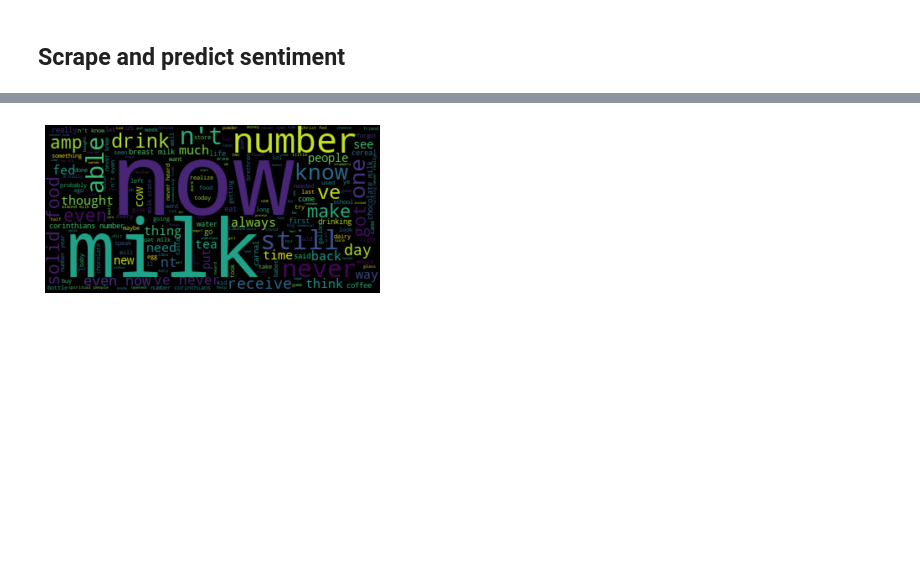
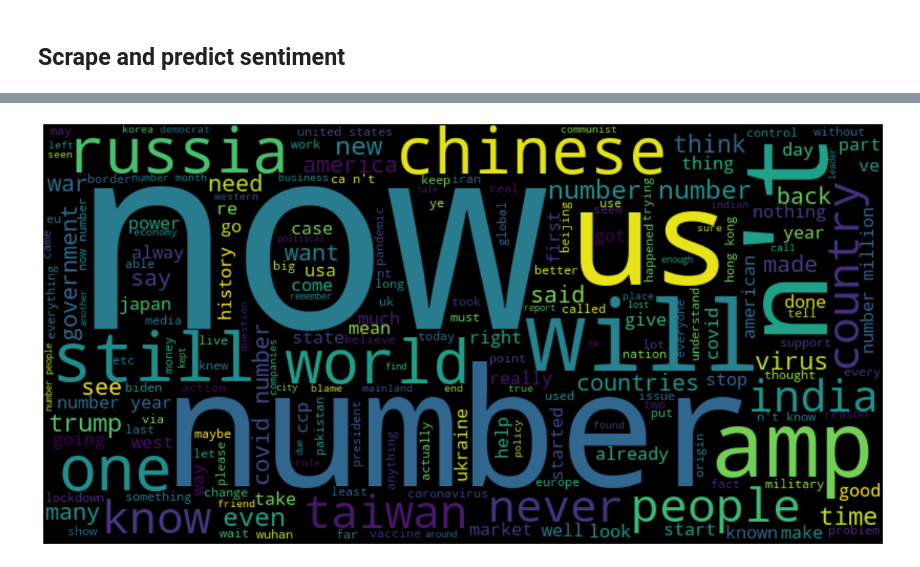
Before and after one commit to jmniederle/product-sentiment, a Jupyter notebook: visualisation.ipynb, the cells around one changed output, grey strips where cells are left out. Cells and saved outputs as stored; diff of their text form; code cells hidden in the pictures; blank space fills up the shorter version.

```diff
--- a/visualisation.ipynb
+++ b/visualisation.ipynb
@@ -67,0 +63,4 @@ Reusing dataset json (C:\Users\20172613\.cache\huggingface\datasets\json\SetFit-
+# %%
+keyword="China"
+# %%
+sentiment, text_sentiment, tweet_df = scrape_and_predict(keyword=keyword, start_date="2020-01-30", end_date="now", max_tweets=10000)
@@ -121,10 +251,10 @@ def get_word_cloud_text(tweet_df):
     return " ".join(token for token in all_tweets_tokens)
 
 
-def plot_word_cloud(tweet_df, sentiment_class=None):
+def plot_word_cloud(tweet_df, keyword, sentiment_class=None):
     stopwords = set(STOPWORDS)
-    stopwords.update({"<url>", "<user>", "user", "s", "url", "hashtag"})
-    word_cloud = WordCloud(stopwords=stopwords, min_word_length=2)
+    stopwords.update({"<url>", "<user>", "user", "s", "url", "hashtag", keyword})
+    word_cloud = WordCloud(stopwords=stopwords, min_word_length=2, width=800, height=400)
 
     if not sentiment_class:
         text = get_word_cloud_text(tweet_df)
@@ -133,7 +263,7 @@ def plot_word_cloud(tweet_df, sentiment_class=None):
 
     word_cloud.generate(text)
 
-    fig, ax = plt.subplots(1,1)
+    fig, ax = plt.subplots(1,1, figsize=(20,40))
     ax.imshow(word_cloud, interpolation='bilinear')
     ax.axis("off")
     plt.show()
@@ -144,5 +274,5 @@ plot_word_cloud(tweet_df, "positive")
 # %%
-plot_word_cloud(tweet_df, "neutral")
+plot_word_cloud(tweet_df, keyword, "neutral")
 # %% [output]
-[figure, old version]
+[figure, new version]
 # %%
```
Also changed, not shown: parts of 16 cells of this notebook.
